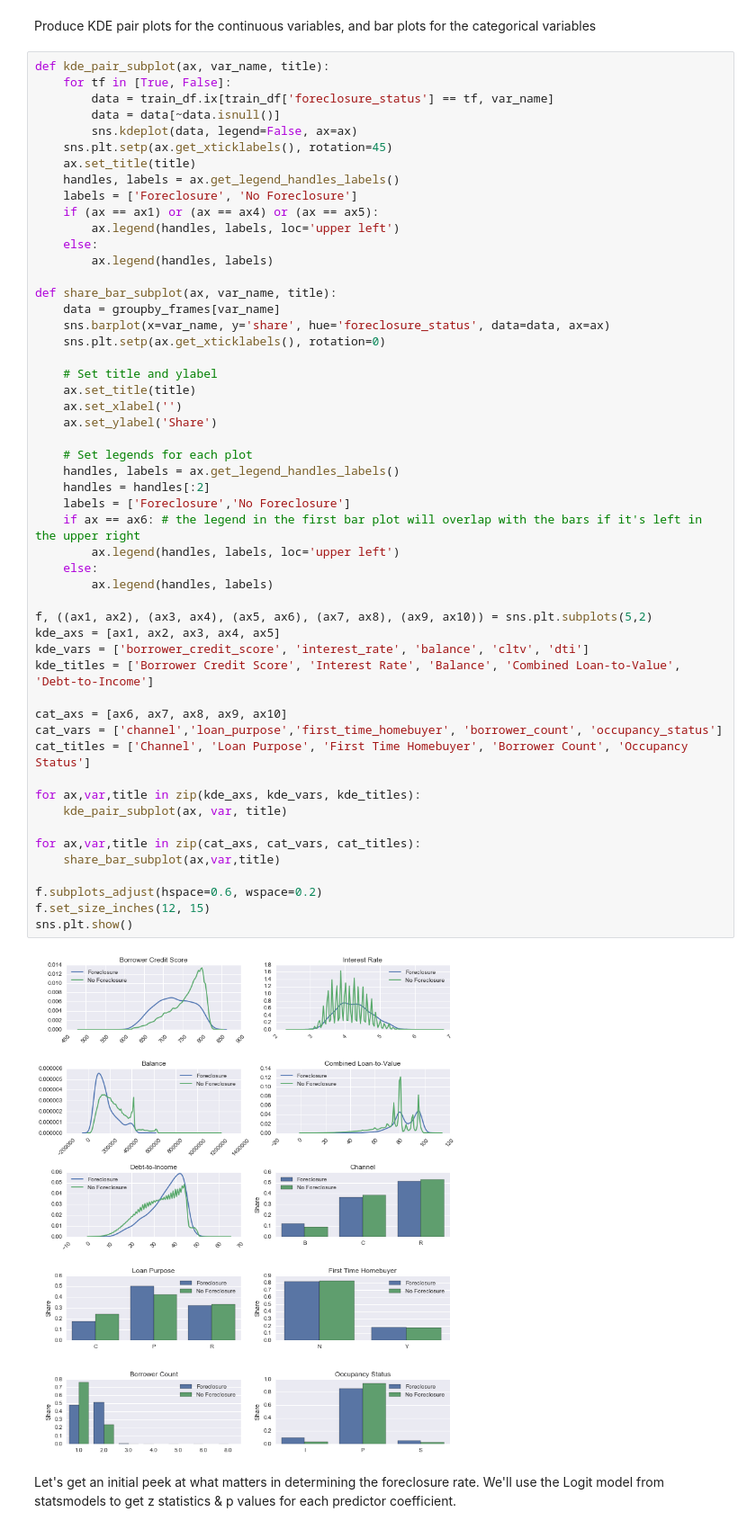
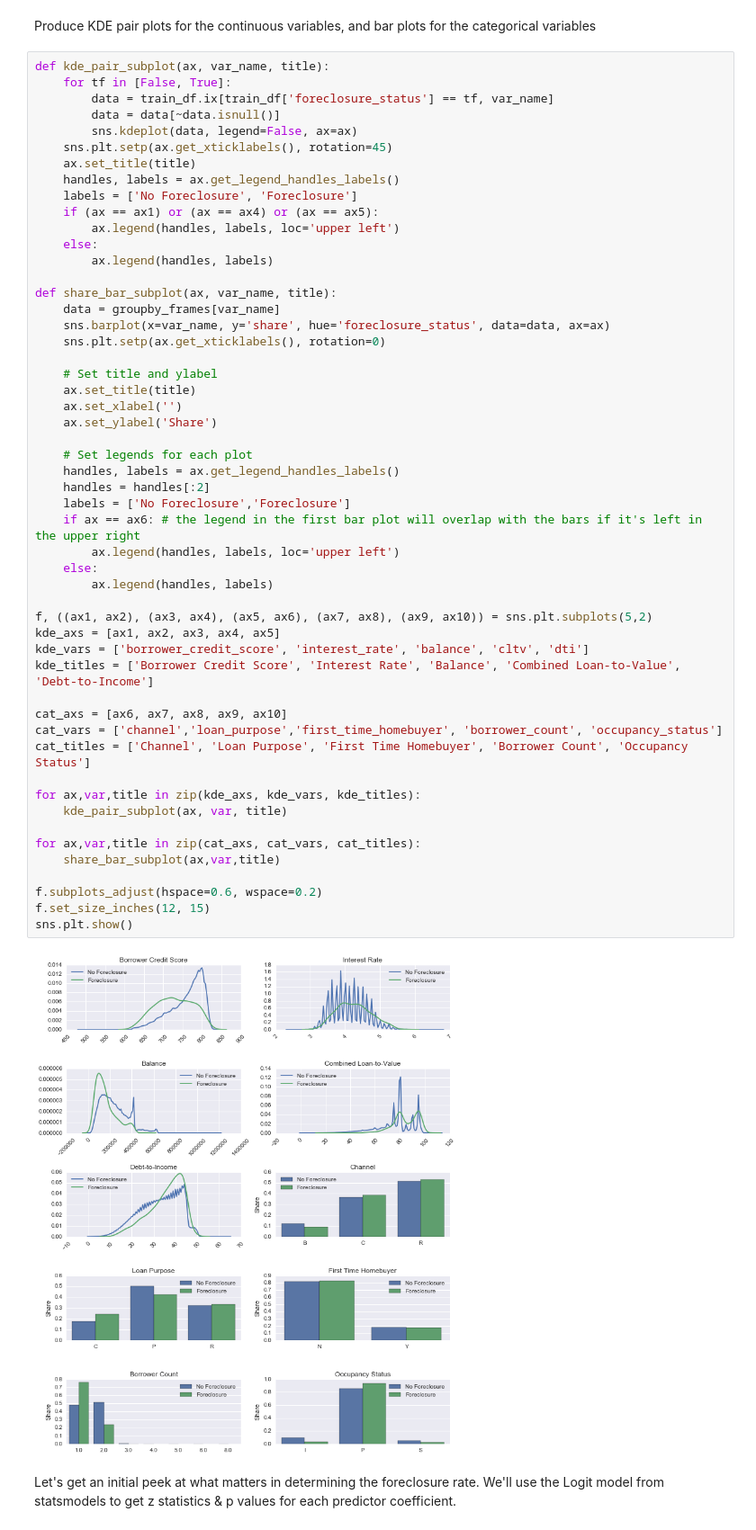
Before and after one commit to rmdelgad2013/ryans_projects, a Jupyter notebook: loan_prediction_project/fanniemae_prediction.ipynb, the cells around one changed output. Shown at 90% size. Drawn from its saved outputs; the diff is of its cells as text.

```diff
--- a/loan_prediction_project/fanniemae_prediction.ipynb
+++ b/loan_prediction_project/fanniemae_prediction.ipynb
@@ -74,14 +88,14 @@ for v in cat_vars:
 Produce KDE pair plots for the continuous variables, and bar plots for the categorical variables
 # %%
 def kde_pair_subplot(ax, var_name, title):
-    for tf in [True, False]:
+    for tf in [False, True]:
         data = train_df.ix[train_df['foreclosure_status'] == tf, var_name]
         data = data[~data.isnull()]
         sns.kdeplot(data, legend=False, ax=ax)
     sns.plt.setp(ax.get_xticklabels(), rotation=45)
     ax.set_title(title)
     handles, labels = ax.get_legend_handles_labels()
-    labels = ['Foreclosure', 'No Foreclosure']
+    labels = ['No Foreclosure', 'Foreclosure']
     if (ax == ax1) or (ax == ax4) or (ax == ax5):
         ax.legend(handles, labels, loc='upper left')
     else:
@@ -97,35 +111,35 @@ def share_bar_subplot(ax, var_name, title):
     ax.set_xlabel('')
     ax.set_ylabel('Share')
 
     # Set legends for each plot
     handles, labels = ax.get_legend_handles_labels()
     handles = handles[:2]
-    labels = ['Foreclosure','No Foreclosure']
+    labels = ['No Foreclosure','Foreclosure']
     if ax == ax6: # the legend in the first bar plot will overlap with the bars if it's left in the upper right
         ax.legend(handles, labels, loc='upper left')
     else:
         ax.legend(handles, labels)
 
 f, ((ax1, ax2), (ax3, ax4), (ax5, ax6), (ax7, ax8), (ax9, ax10)) = sns.plt.subplots(5,2)
 kde_axs = [ax1, ax2, ax3, ax4, ax5]
 kde_vars = ['borrower_credit_score', 'interest_rate', 'balance', 'cltv', 'dti']
 kde_titles = ['Borrower Credit Score', 'Interest Rate', 'Balance', 'Combined Loan-to-Value', 'Debt-to-Income']
 
 cat_axs = [ax6, ax7, ax8, ax9, ax10]
 cat_vars = ['channel','loan_purpose','first_time_homebuyer', 'borrower_count', 'occupancy_status']
 cat_titles = ['Channel', 'Loan Purpose', 'First Time Homebuyer', 'Borrower Count', 'Occupancy Status']
 
 for ax,var,title in zip(kde_axs, kde_vars, kde_titles):
     kde_pair_subplot(ax, var, title)
 
 for ax,var,title in zip(cat_axs, cat_vars, cat_titles):
     share_bar_subplot(ax,var,title)
 
 f.subplots_adjust(hspace=0.6, wspace=0.2)
 f.set_size_inches(12, 15)
 sns.plt.show()
 # %% [output]
-[figure, old version]
+[figure, new version]
 # %% [markdown]
 Let's get an initial peek at what matters in determining the foreclosure rate. We'll use the Logit model from statsmodels to get z statistics & p values for each predictor coefficient.
 # %%
```
Also changed, not shown: parts of 3 cells of this notebook, 1 other file.
